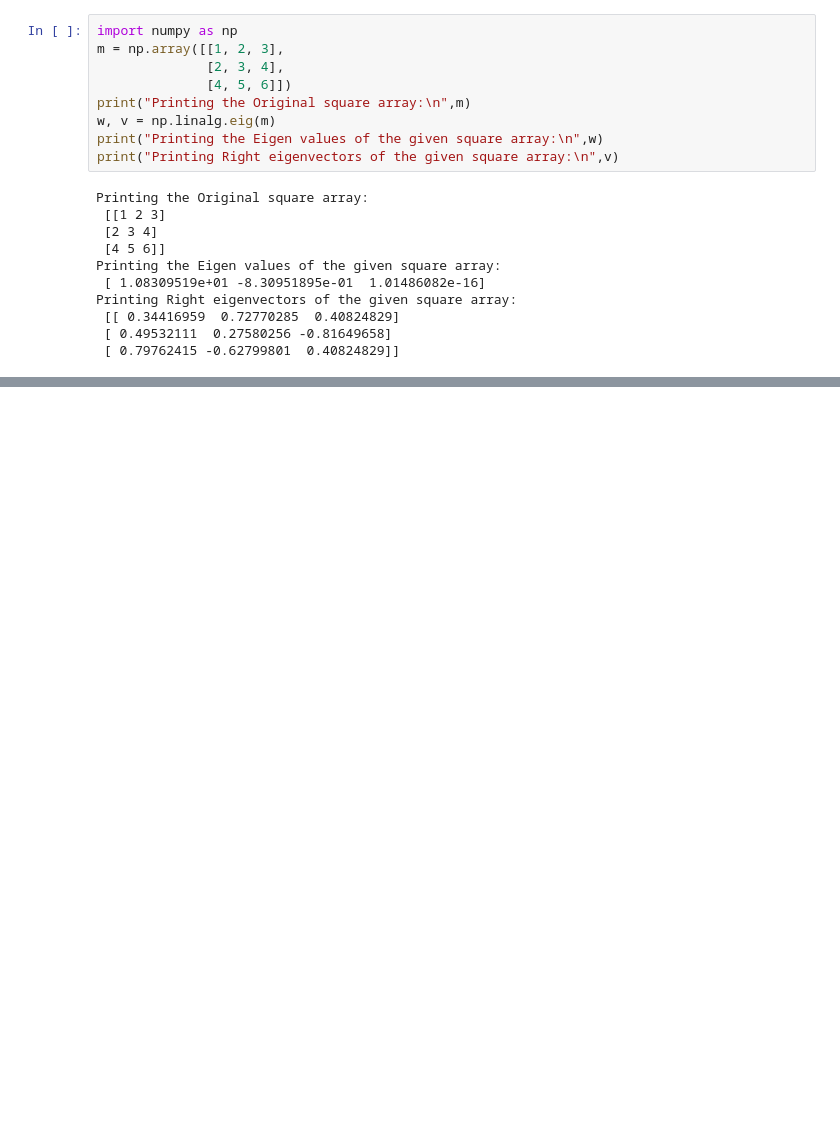
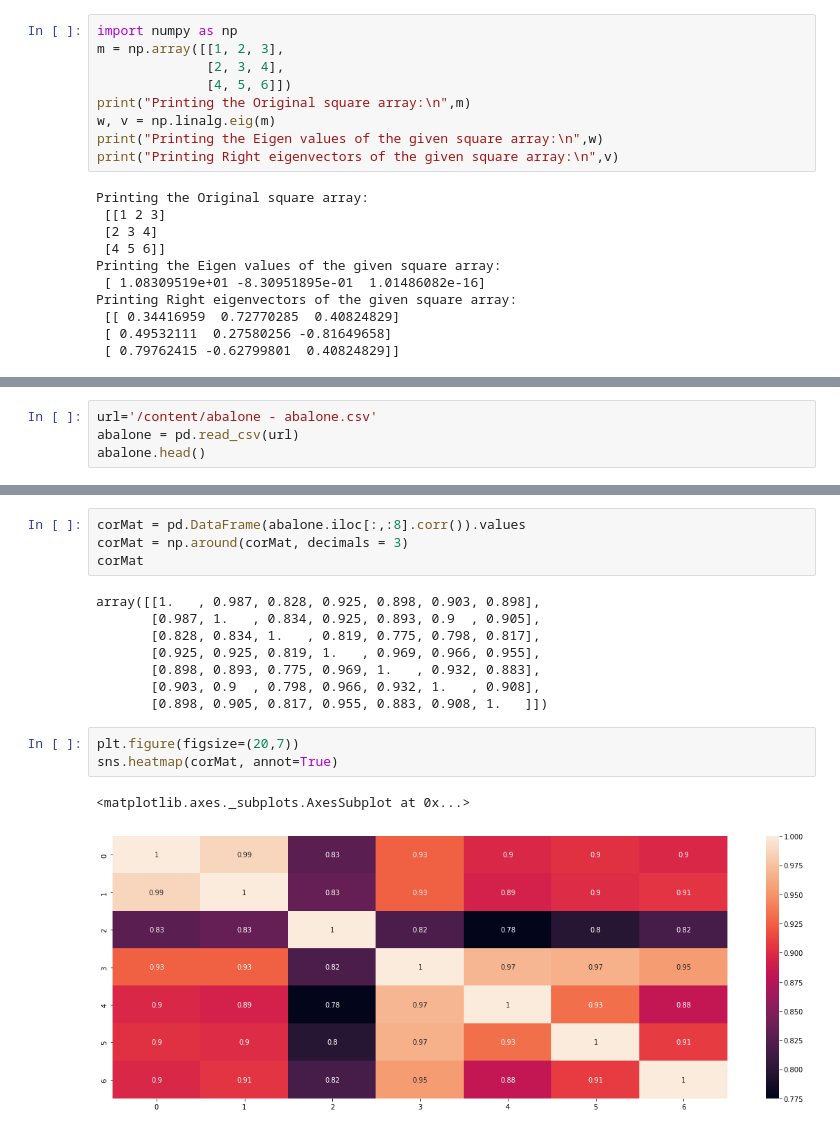
Before and after one commit to SriPallaviChintalapudi/ML-LAB, a Jupyter notebook: 19B01A1229.ipynb, the cells around one changed output, grey strips where cells are left out. Cells and saved outputs as stored; diff of their text form; blank space fills up the shorter version.

```diff
--- a/19B01A1229.ipynb
+++ b/19B01A1229.ipynb
@@ -330,0 +344,4 @@ Printing Right eigenvectors of the given square array:
+# %%
+url='/content/abalone - abalone.csv'
+abalone = pd.read_csv(url)
+abalone.head()
@@ -330,0 +380,18 @@ Printing Right eigenvectors of the given square array:
+# %%
+corMat = pd.DataFrame(abalone.iloc[:,:8].corr()).values
+corMat = np.around(corMat, decimals = 3)
+corMat
+# %% [output]
+array([[1.   , 0.987, 0.828, 0.925, 0.898, 0.903, 0.898],
+       [0.987, 1.   , 0.834, 0.925, 0.893, 0.9  , 0.905],
+       [0.828, 0.834, 1.   , 0.819, 0.775, 0.798, 0.817],
+       [0.925, 0.925, 0.819, 1.   , 0.969, 0.966, 0.955],
+       [0.898, 0.893, 0.775, 0.969, 1.   , 0.932, 0.883],
+       [0.903, 0.9  , 0.798, 0.966, 0.932, 1.   , 0.908],
+       [0.898, 0.905, 0.817, 0.955, 0.883, 0.908, 1.   ]])
+# %%
+plt.figure(figsize=(20,7))
+sns.heatmap(corMat, annot=True)
+# %% [output]
+<matplotlib.axes._subplots.AxesSubplot at 0x...>
+[figure, added]
```
Also changed, not shown: parts of 15 cells of this notebook.
